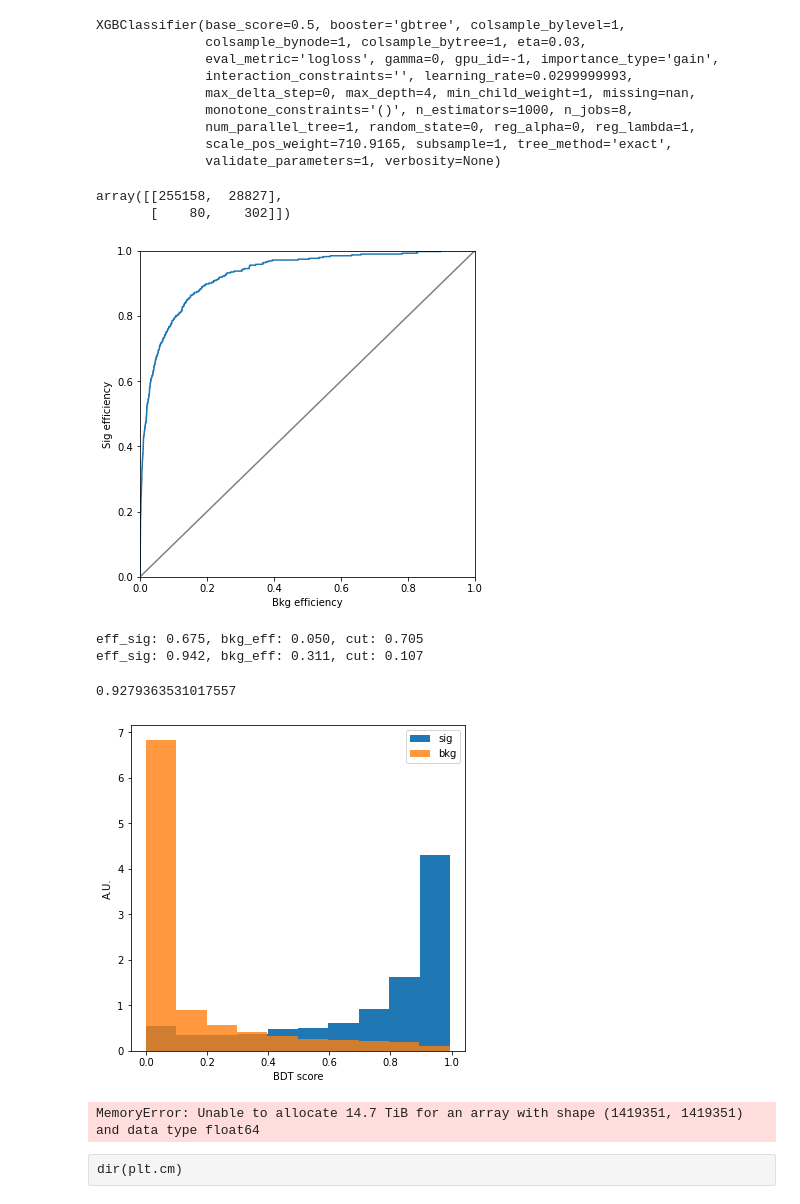
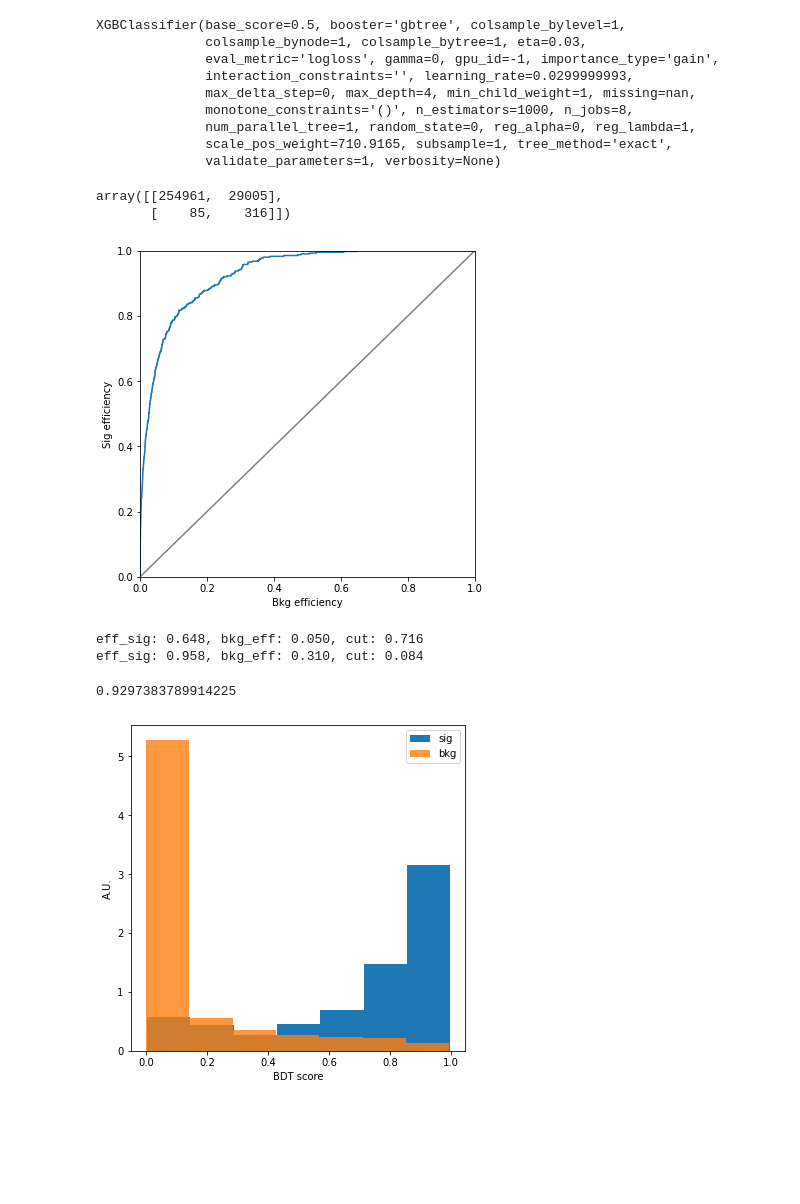
Before and after one commit to boostedsvj/svj-bdt, a Jupyter notebook: BDT/bdt_bkgsig_ptreweight.ipynb, the cells around one changed output. Drawn from its saved outputs; the diff is of its cells as text; code cells hidden in the pictures; blank space fills up the shorter version.

```diff
--- a/BDT/bdt_bkgsig_ptreweight.ipynb
+++ b/BDT/bdt_bkgsig_ptreweight.ipynb
@@ -11,14 +11,14 @@ def get_bkg_features(sets_of_npzs, weights, mz400_template, mz400_xsec, n_target
     """
     Gets a combined, weighted combination of events
     """
-    weights /= np.sum(weights) # normalize
-    mz400_xsec /= np.sum(mz400_xsec)
-    print(f'weights: {weights}')
+    weights /= np.sum(weights) #normalize
+    mz400_xsec /= np.sum(mz400_xsec) #normalize
+    #print(f'weights: {weights}')
     n_events_per_set = (weights * n_target_events).astype(np.int32)
     nsig_events_per_set = (mz400_xsec *n_template).astype(np.int32)
-    print(f'n_events per set: {n_events_per_set}')
+    #print(f'n_events per set: {n_events_per_set}')
 
-    # this section to produce the signal pt histogram
+    # produce signal benchmark pt histogram
     #I used the mz'=400 as the template histogram
     for ns_events, nsig_pzs in zip(nsig_events_per_set, mz400_template):
         n_events_todo = ns_events
@@ -32,11 +32,13 @@ def get_bkg_features(sets_of_npzs, weights, mz400_template, mz400_xsec, n_target
     mz400_final = np.vstack(mz400_comb)
     pt_sig = mz400_final[:,11]
 
+    #pt re-weight
     W_pt = []
     for n_events, npzs in zip(n_events_per_set, sets_of_npzs):
         n_events_todo = n_events
         for npz in npzs:
             X = np.load(npz)['X'][:,:12]
+            print(f'npz {npz}')
             n_events_this_npz = X.shape[0]
             if n_events_this_npz > n_events_todo:
                 X = X[:n_events_todo]
@@ -52,7 +54,7 @@ def get_bkg_features(sets_of_npzs, weights, mz400_template, mz400_xsec, n_target
             w_pt = np.zeros((n_events_this_npz,1))
             for i in range(len(pt_qcd)):
               for j in range(len(ns[1])):
-               if bins[j]<pt_qcd[i] and bins[j+1]>pt_qcd[i] and ns[1,j] > 0:
+               if bins[j]<pt_qcd[i] and bins[j+1]>pt_qcd[i] and ns[0,j] > 0:
                 w_pt[i] = ((ns[1][j]/ns[0][j]))
             if n_events_this_npz > n_events_todo:
                 w_pt = w_pt[:n_events_todo]
@@ -81,18 +83,15 @@ def get_bkg_features(sets_of_npzs, weights, mz400_template, mz400_xsec, n_target
     assert len(X_FIN.shape) == 2
     assert X_FIN.shape[1] == 9
     print(f'shape of X_FIN: {X_FIN.shape}')
-
-    #print(f'X_final: {X_final[1,:9]}')
     print(f'X_FIN value: {X_FIN[1,:9]}')
     return X_FIN
 # %%
 labels = ['QCD_Pt_300to470', 'QCD_Pt_470to600', 'QCD_Pt_600to800', 'QCD_Pt_800to1000', 'QCD_Pt_1000to1400']
-#need to add selection efficiency
-crosssections = [6826.0*0.0023, 552.6*0.0442, 156.6*0.0656, 26.32*0.0516, 7.50*0.0438]
+crosssections = [6826.0*0.0023, 552.6*0.0442, 156.6*0.0656, 26.32*0.0516, 7.50*0.0438] #preselection (rtx>1.08) efficiencies are applied
 sets_of_npzs = [ glob.iglob(f'/home/snabili/data/bdt/svj-bdt/my_codes/parton_flavor/prebdt_Nov15/*{l}*/*.npz') for l in labels ]
 lab = ['mz400']
 sig_benchmark = [glob.iglob(f'/home/snabili/data/bdt/svj-bdt/my_codes/parton_flavor/prebdt_Nov15/*{l}*/*.npz') for l in lab]
-benchmark_weight = [1]
+benchmark_weight = [0.0053627*578.3]
 X_bkg = get_bkg_features(sets_of_npzs, crosssections, sig_benchmark, benchmark_weight)
 y_bkg = np.zeros(X_bkg.shape[0])
 # %% [output]
@@ -135,12 +130,18 @@ def get_sig_features(sets_of_npzs, weights, n_target_events=2000):
     assert X_final.shape[1] == 9
     return X_final
 # %%
-labels_sig = ['mz250', 'mz300', 'mz350', 'mz400', 'mz450']
-sig_xsec = [1,1,1,1]
-sig_npzfiles = [ glob.iglob(f'/data/users/snabili/bdt/svj-bdt/data/signal/*{l}*/*.npz') for l in labels_sig ]
-#labels_sig = ['mz400']
-#sig_xsec = [1]
-#sig_npzfiles = [glob.iglob(f'/home/snabili/data/bdt/svj-bdt/my_codes/parton_flavor/prebdt_Nov15/*{l}*/*.npz') for l in labels_sig]
+#signal npz files copied from /home/snabili/hadoop/NPZFiles/NPZFile_SignalTruth_ptreweight_TreeMaker
+#problematic files from mz250 are removed
+#### need to reweight signal too ###
+#sig_xsec = [0.0018112*2958, 0.0029704*1671, 0.003998*966.8, 0.0053627*578.3, 0.0073413*383.6]
+#lab = ['mz400']
+#sig_benchmark = [glob.iglob(f'/home/snabili/data/bdt/svj-bdt/my_codes/parton_flavor/prebdt_Nov15/*{l}*/*.npz') for l in lab]
+#benchmark_weight = [0.0053627*578.3]
+#X_signal = get_bkg_features(sig_npzfiles, sig_xsec, sig_benchmark, benchmark_weight)
+
+labels_sig = ['mz250','mz300','mz350','mz400','mz450']
+sig_xsec = [1,1,1,1,1]
+sig_npzfiles = [ glob.iglob(f'/home/snabili/data/bdt/svj-bdt/my_codes/parton_flavor/prebdt_Nov15/*{l}*/*.npz') for l in labels_sig ]
 X_signal = get_sig_features(sig_npzfiles, sig_xsec)
 y_signal = np.ones(X_signal.shape[0])
 # %% [output]
@@ -184,8 +186,8 @@ y_pred = model.predict(X_test)
 y_prob = model.predict_proba(X_test)[:,1]
 confusion_matrix(y_test, y_pred)
 # %% [output]
-array([[255158,  28827],
-       [    80,    302]])
+array([[254961,  29005],
+       [    85,    316]])
 # %%
 eff_bkg, eff_sig, cuts = roc_curve(y_test, y_prob)
 
@@ -199,7 +201,7 @@ ax.set_xlabel('Bkg efficiency')
 ax.set_ylabel('Sig efficiency')
 fig.savefig('bdt_roccurve.pdf')
 # %% [output]
-[figure, old version]
+[figure, new version]
 # %%
 i_wp = np.argmax(eff_bkg >= .05)
 print(f'eff_sig: {eff_sig[i_wp]:.3f}, bkg_eff: {eff_bkg[i_wp]:.3f}, cut: {cuts[i_wp]:.3f}')
@@ -207,32 +209,27 @@ print(f'eff_sig: {eff_sig[i_wp]:.3f}, bkg_eff: {eff_bkg[i_wp]:.3f}, cut: {cuts[i
 i_wp = np.argmax(eff_bkg >= .31)
 print(f'eff_sig: {eff_sig[i_wp]:.3f}, bkg_eff: {eff_bkg[i_wp]:.3f}, cut: {cuts[i_wp]:.3f}')
 # %% [output]
-eff_sig: 0.675, bkg_eff: 0.050, cut: 0.705
-eff_sig: 0.942, bkg_eff: 0.311, cut: 0.107
+eff_sig: 0.648, bkg_eff: 0.050, cut: 0.716
+eff_sig: 0.958, bkg_eff: 0.310, cut: 0.084
 # %%
 model.save_model(strftime('svjbdt_%b%d.json'))
 # %%
 auc(eff_bkg, eff_sig)
 # %% [output]
-0.9279363531017557
+0.9297383789914225
 # %%
 y_prob_sig = y_prob[y_test == 1]
 y_prob_bkg = y_prob[y_test == 0]
 # %%
 fig = plt.figure(figsize=(6,6))
 ax = fig.gca()
 
-ax.hist(y_prob_sig, label='sig', density=True, bins=10)
-ax.hist(y_prob_bkg, label='bkg', alpha=.8, density=True, bins=10)
+ax.hist(y_prob_sig, label='sig', density=True, bins=7)
+ax.hist(y_prob_bkg, label='bkg', alpha=.8, density=True, bins=7)
 ax.legend()
 ax.set_ylabel('A.U.')
 ax.set_xlabel('BDT score')
 fig.savefig('bdtscores_allsig.png')
 fig.savefig('bdtscores_allsig.pdf')
 # %% [output]
-[figure, old version]
+[figure, new version]
-# %%
-corrmat = np.corrcoef(X)
-corrmat = np.corrcoef(X.T)
-# %% [output]
-MemoryError: Unable to allocate 14.7 TiB for an array with shape (1419351, 1419351) and data type float64
@@ -254,2 +235,0 @@ y_prob_bkg.dtype = [('y_prob_bkg', 'float32')]
-# %% [raw]
-dir(plt.cm)
```
Also changed, not shown: parts of 12 cells of this notebook, 1 other file.
